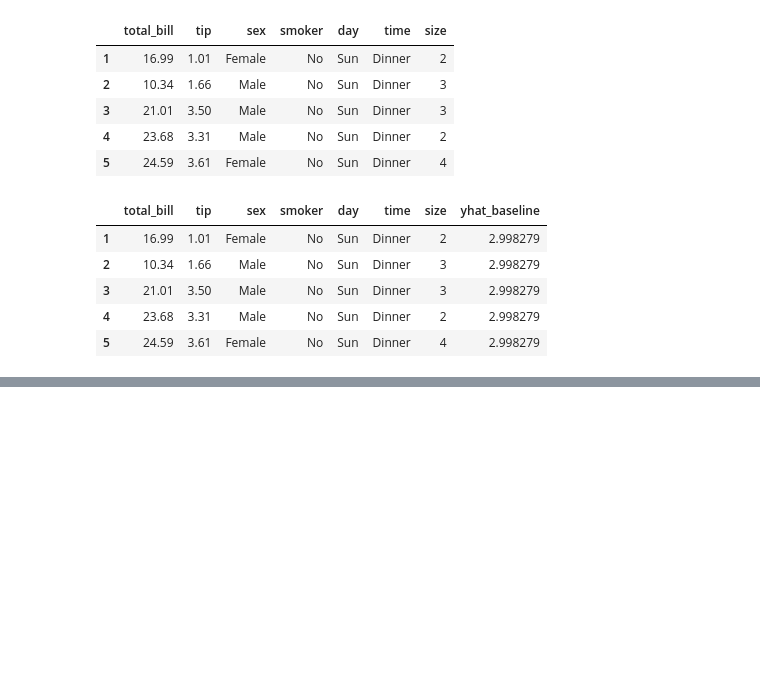
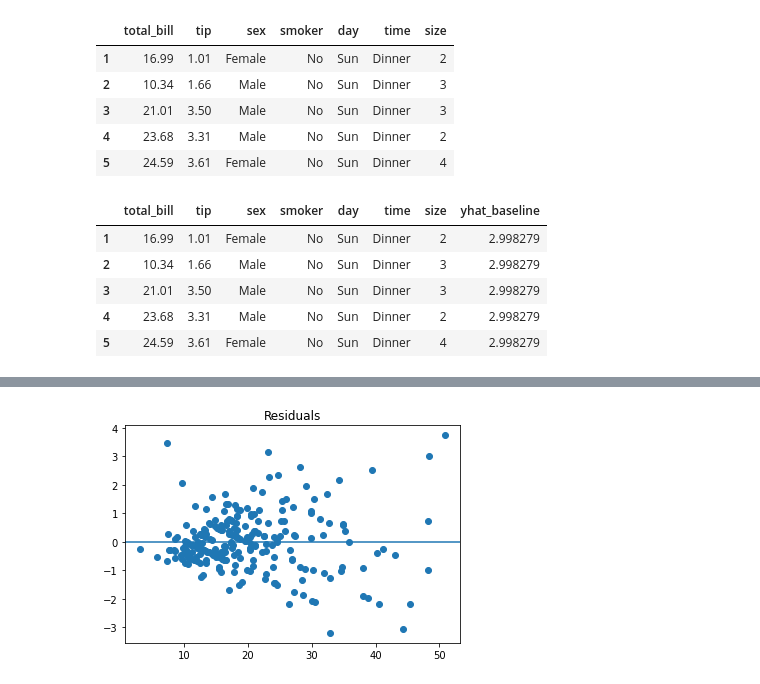
Before and after one commit to jamesallen0351/regression-exercises, a Jupyter notebook: evaluate.ipynb, the cells around one changed output, grey strips where cells are left out. Saved outputs shown, nothing was run; the diff lists cells and outputs as text; code cells hidden in the pictures; blank space fills up the shorter version.

```diff
--- a/evaluate.ipynb
+++ b/evaluate.ipynb
@@ -101,0 +150,8 @@ NameError: name 'X' is not defined
+# %%
+# taking a look at 'total_bill' and 'residuals' in a scatterplot
+plt.scatter(x='total_bill', y='residuals', data = df)
+plt.title('Residuals')
+plt.axhline(y=0)
+plt.show()
+# %% [output]
+[figure, added]
```
Also changed, not shown: parts of 26 cells of this notebook.
